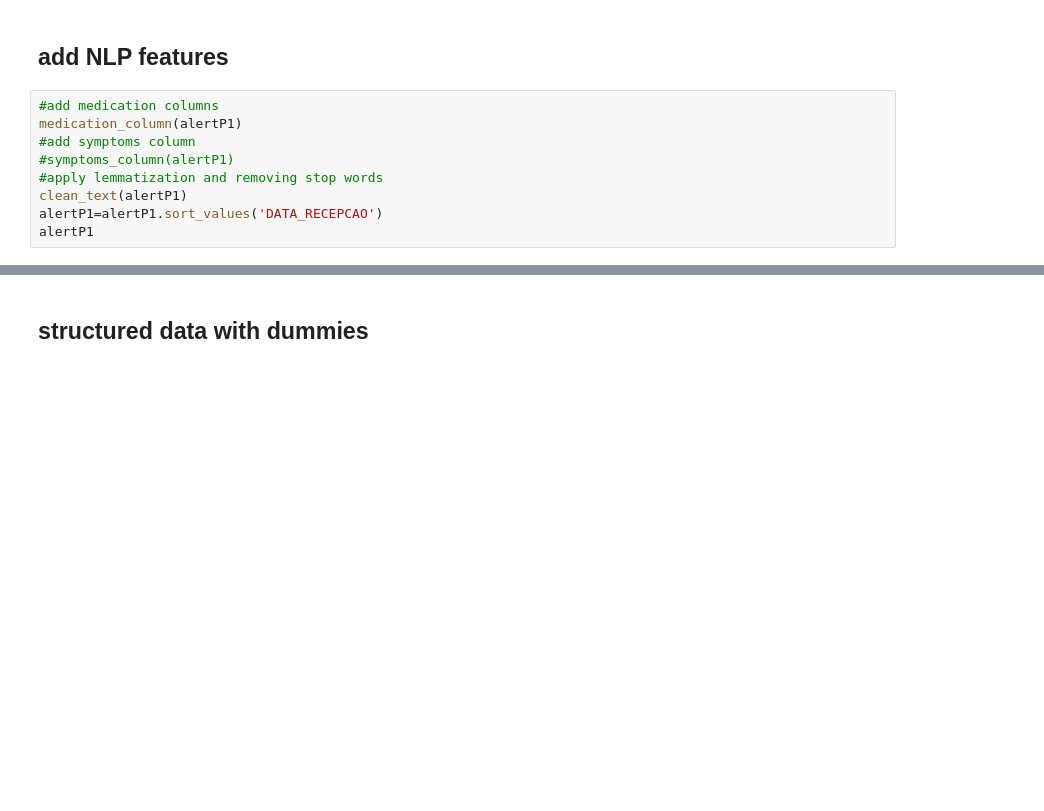
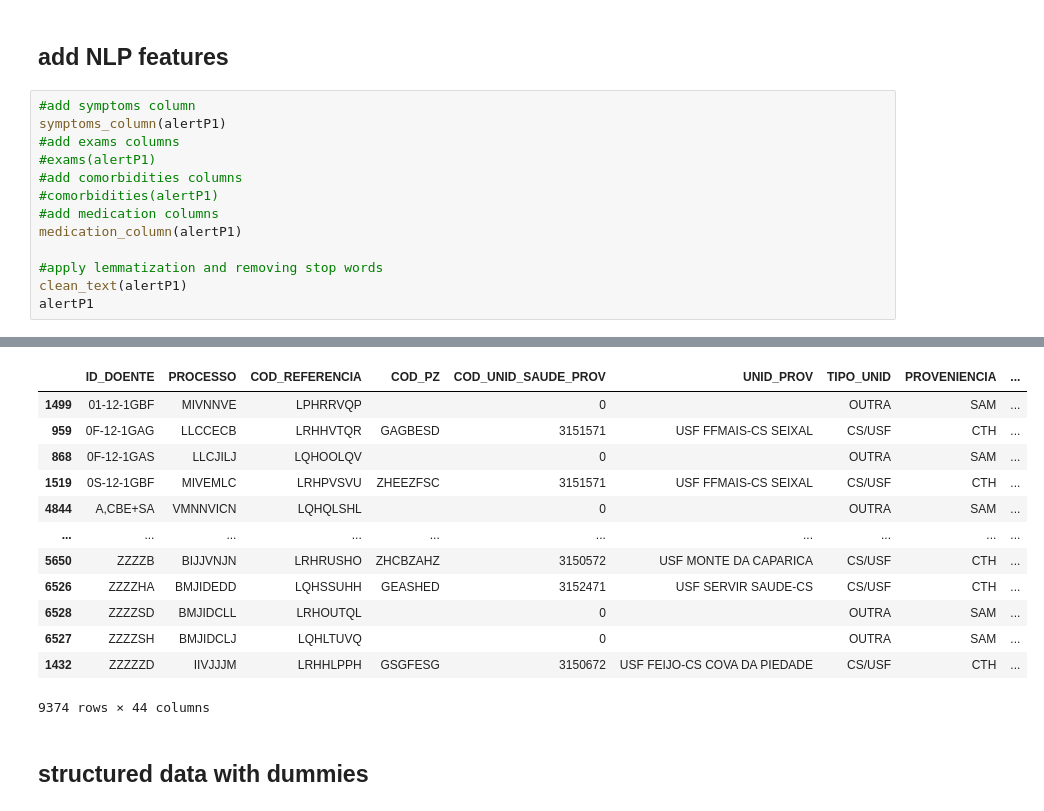
Before and after one commit to Data-Science-Knowledge-Center-Nova-SBE/PBL-HGO, a Jupyter notebook: logistic_regression_NLP.ipynb, the cells around one changed output, grey strips where cells are left out. Drawn from its saved outputs; the diff is of its cells as text; blank space fills up the shorter version.

```diff
--- a/logistic_regression_NLP.ipynb
+++ b/logistic_regression_NLP.ipynb
@@ -67,12 +67,16 @@ See the caveats in the documentation: https://pandas.pydata.org/pandas-docs/stab
 # %% [markdown]
 ## add NLP features
 # %%
+#add symptoms column
+symptoms_column(alertP1)
+#add exams columns
+#exams(alertP1)
+#add comorbidities columns
+#comorbidities(alertP1)
 #add medication columns
 medication_column(alertP1)
-#add symptoms column
-#symptoms_column(alertP1)
+
 #apply lemmatization and removing stop words
 clean_text(alertP1)
-alertP1=alertP1.sort_values('DATA_RECEPCAO')
 alertP1
 # %% [output]
@@ -80,3 +89,16 @@ KeyboardInterrupt:
+|  | ID_DOENTE | PROCESSO | COD_REFERENCIA | COD_PZ | COD_UNID_SAUDE_PROV | UNID_PROV | TIPO_UNID | PROVENIENCIA | ... |
+| 1499 | 01-12-1GBF | MIVNNVE | LPHRRVQP |  | 0 |  | OUTRA | SAM | ... |
+| 959 | 0F-12-1GAG | LLCCECB | LRHHVTQR | GAGBESD | 3151571 | USF FFMAIS-CS SEIXAL | CS/USF | CTH | ... |
+| 868 | 0F-12-1GAS | LLCJILJ | LQHOOLQV |  | 0 |  | OUTRA | SAM | ... |
+| 1519 | 0S-12-1GBF | MIVEMLC | LRHPVSVU | ZHEEZFSC | 3151571 | USF FFMAIS-CS SEIXAL | CS/USF | CTH | ... |
+| 4844 | A,CBE+SA | VMNNVICN | LQHQLSHL |  | 0 |  | OUTRA | SAM | ... |
+| ... | ... | ... | ... | ... | ... | ... | ... | ... | ... |
+| 5650 | ZZZZB | BIJJVNJN | LRHRUSHO | ZHCBZAHZ | 3150572 | USF MONTE DA CAPARICA | CS/USF | CTH | ... |
+| 6526 | ZZZZHA | BMJIDEDD | LQHSSUHH | GEASHED | 3152471 | USF SERVIR SAUDE-CS | CS/USF | CTH | ... |
+| 6528 | ZZZZSD | BMJIDCLL | LRHOUTQL |  | 0 |  | OUTRA | SAM | ... |
+| 6527 | ZZZZSH | BMJIDCLJ | LQHLTUVQ |  | 0 |  | OUTRA | SAM | ... |
+| 1432 | ZZZZZD | IIVJJJM | LRHHLPPH | GSGFESG | 3150672 | USF FEIJO-CS COVA DA PIEDADE | CS/USF | CTH | ... |
+9374 rows × 44 columns
 # %% [markdown]
 ## structured data with dummies
 # %%
```
Also changed, not shown: parts of 11 cells of this notebook, 1 other file.
